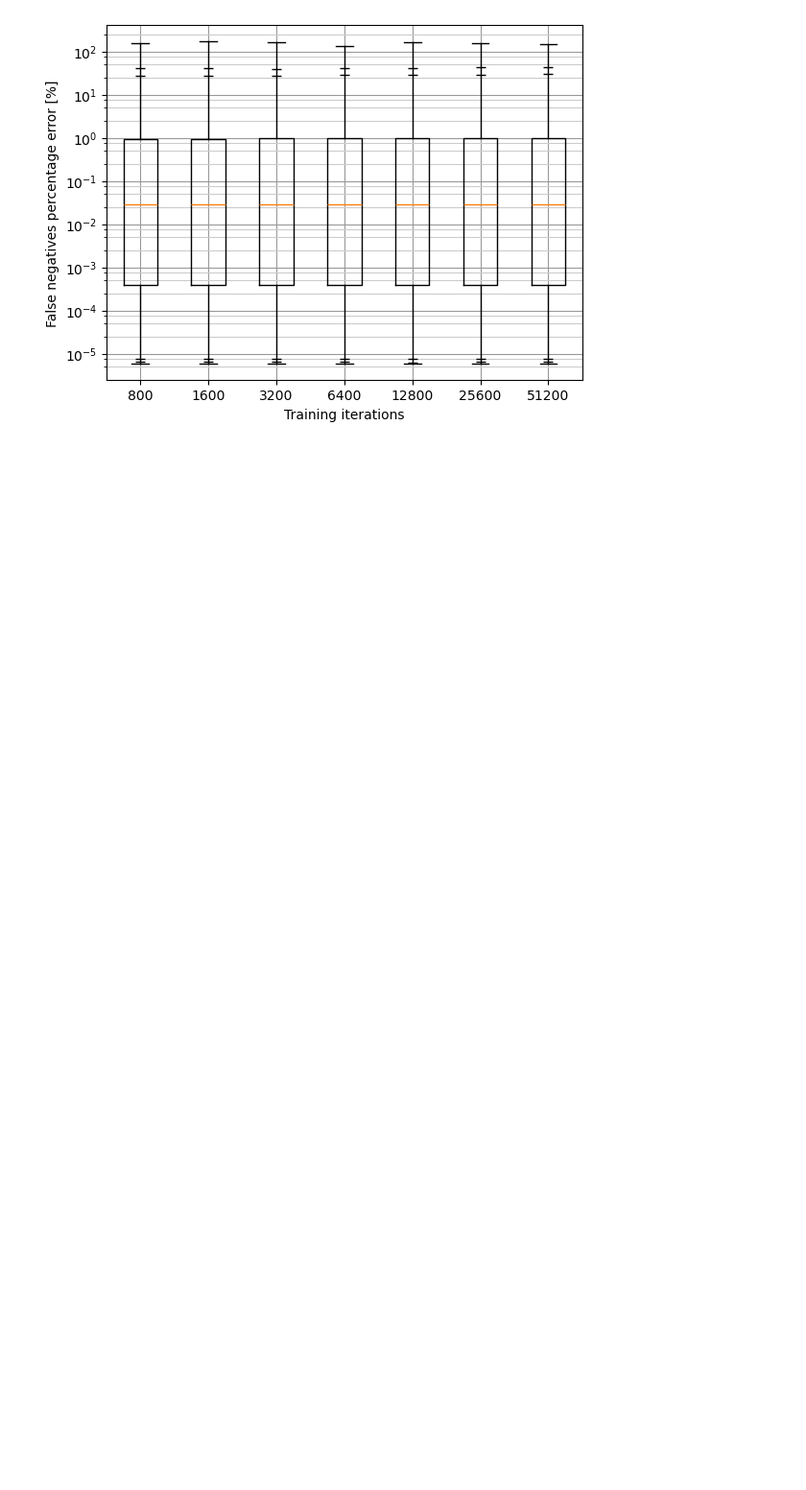
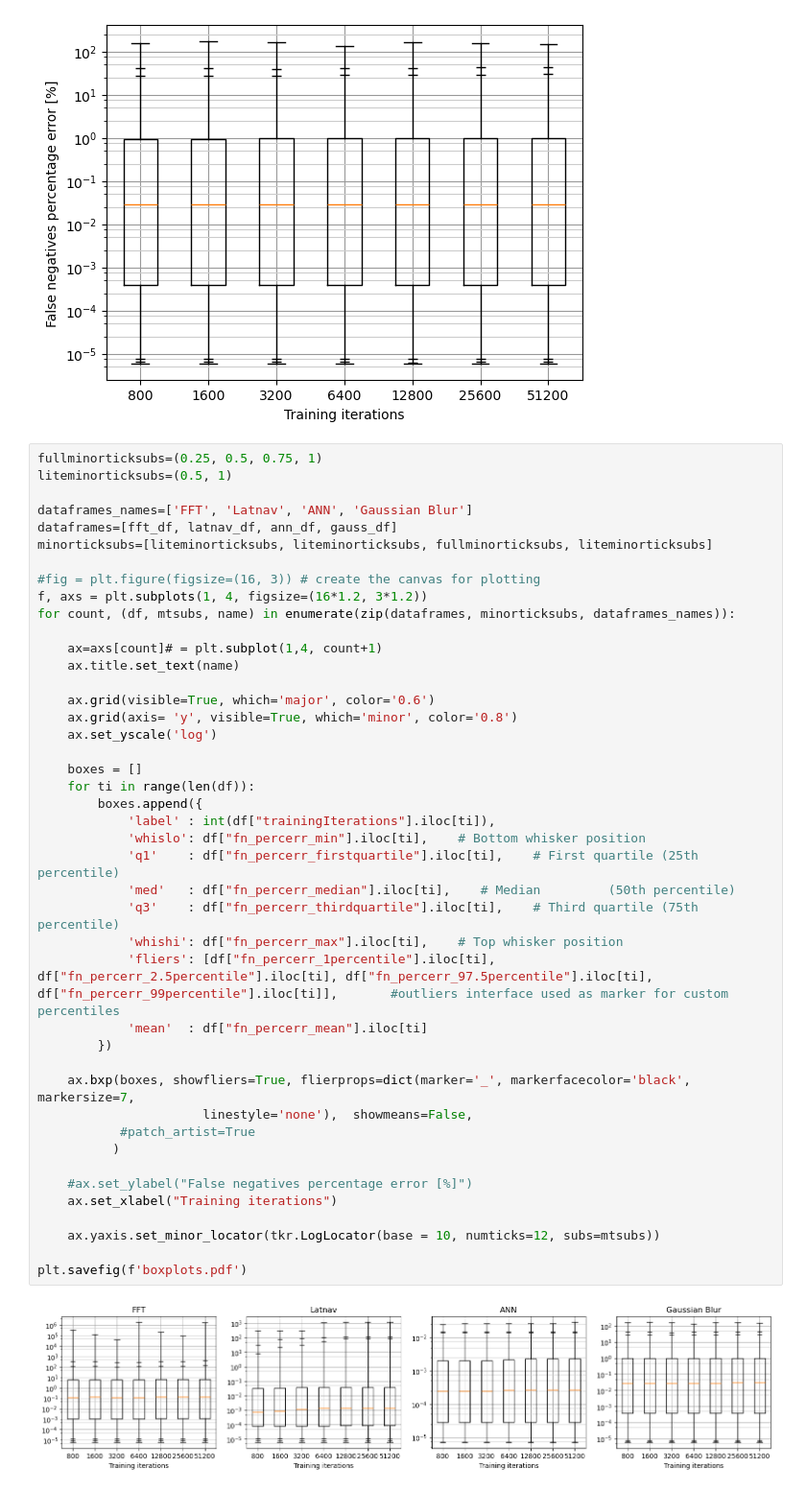
Before and after one commit to francesco-ratti/heteregeneousRTOS_benchmarks_data_analysis_scripts, a Jupyter notebook: box_plots.ipynb, the cells around one changed output. Shown: that part at 96% size. Drawn from its saved outputs; the diff is of its cells as text; blank space fills up the shorter version.

Commit message:
added boxplots summary

```diff
--- a/box_plots.ipynb
+++ b/box_plots.ipynb
@@ -123,3 +123,48 @@ for df, mtsubs, name in zip(dataframes, minorticksubs, dataframes_names):
 [figure]
 [figure]
 [figure]
+# %%
+fullminorticksubs=(0.25, 0.5, 0.75, 1)
+liteminorticksubs=(0.5, 1)
+
+dataframes_names=['FFT', 'Latnav', 'ANN', 'Gaussian Blur']
+dataframes=[fft_df, latnav_df, ann_df, gauss_df]
+minorticksubs=[liteminorticksubs, liteminorticksubs, fullminorticksubs, liteminorticksubs]
+
+#fig = plt.figure(figsize=(16, 3)) # create the canvas for plotting
+f, axs = plt.subplots(1, 4, figsize=(16*1.2, 3*1.2))
+for count, (df, mtsubs, name) in enumerate(zip(dataframes, minorticksubs, dataframes_names)):
+
+    ax=axs[count]# = plt.subplot(1,4, count+1)
+    ax.title.set_text(name)
+
+    ax.grid(visible=True, which='major', color='0.6')
+    ax.grid(axis= 'y', visible=True, which='minor', color='0.8')
+    ax.set_yscale('log')
+
+    boxes = []
+    for ti in range(len(df)):
+        boxes.append({
+            'label' : int(df["trainingIterations"].iloc[ti]),
+            'whislo': df["fn_percerr_min"].iloc[ti],    # Bottom whisker position
+            'q1'    : df["fn_percerr_firstquartile"].iloc[ti],    # First quartile (25th percentile)
+            'med'   : df["fn_percerr_median"].iloc[ti],    # Median         (50th percentile)
+            'q3'    : df["fn_percerr_thirdquartile"].iloc[ti],    # Third quartile (75th percentile)
+            'whishi': df["fn_percerr_max"].iloc[ti],    # Top whisker position
+            'fliers': [df["fn_percerr_1percentile"].iloc[ti], df["fn_percerr_2.5percentile"].iloc[ti], df["fn_percerr_97.5percentile"].iloc[ti], df["fn_percerr_99percentile"].iloc[ti]],       #outliers interface used as marker for custom percentiles
+            'mean'  : df["fn_percerr_mean"].iloc[ti]
+        })
+
+    ax.bxp(boxes, showfliers=True, flierprops=dict(marker='_', markerfacecolor='black', markersize=7,
+                      linestyle='none'),  showmeans=False,
+           #patch_artist=True
+          )
+
+    #ax.set_ylabel("False negatives percentage error [%]")
+    ax.set_xlabel("Training iterations")
+
+    ax.yaxis.set_minor_locator(tkr.LogLocator(base = 10, numticks=12, subs=mtsubs))
+
+plt.savefig(f'boxplots.pdf')
+# %% [output]
+[figure, added]
```
